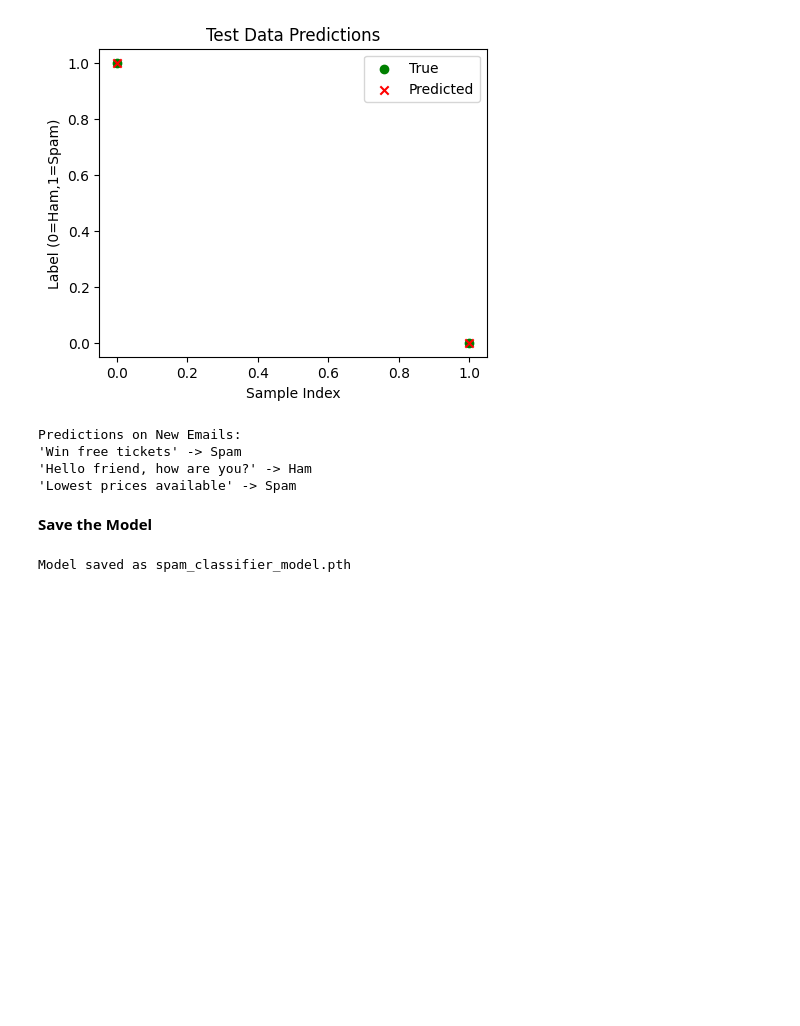
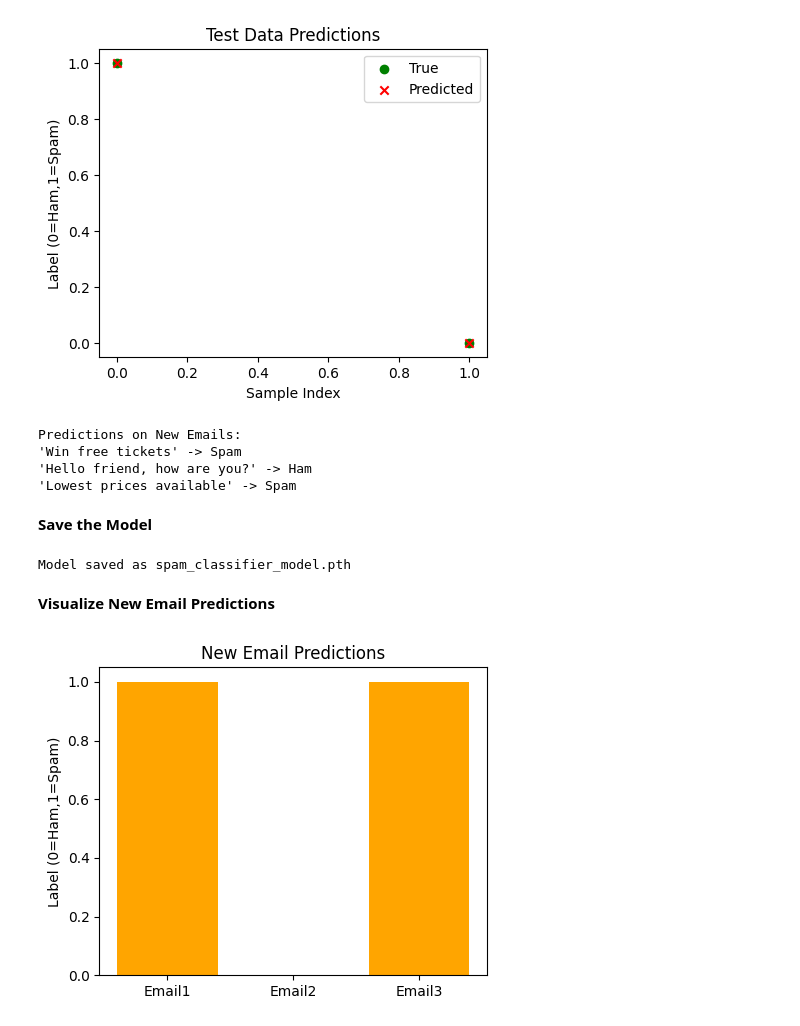
Before and after one commit to su92-msaiw-f25-006-boop/lessons-learned, a Jupyter notebook: Email.ipynb, the cells around one changed output. Drawn from its saved outputs; the diff is of its cells as text; code cells hidden in the pictures; blank space fills up the shorter version.

Commit message:
Visualize New Email Predictions

```diff
--- a/Email.ipynb
+++ b/Email.ipynb
@@ -208,3 +208,14 @@ torch.save(model.state_dict(), "spam_classifier_model.pth")
 print("\nModel saved as spam_classifier_model.pth")
 # %% [output]
 Model saved as spam_classifier_model.pth
+# %% [markdown]
+**Visualize New Email Predictions**
+# %%
+plt.figure(figsize=(5,4))
+plt.bar(range(len(predicted_new)), predicted_new.numpy(), color='orange')
+plt.xticks(range(len(predicted_new)), ["Email1","Email2","Email3"])
+plt.ylabel("Label (0=Ham,1=Spam)")
+plt.title("New Email Predictions")
+plt.show()
+# %% [output]
+[figure, added]
```
